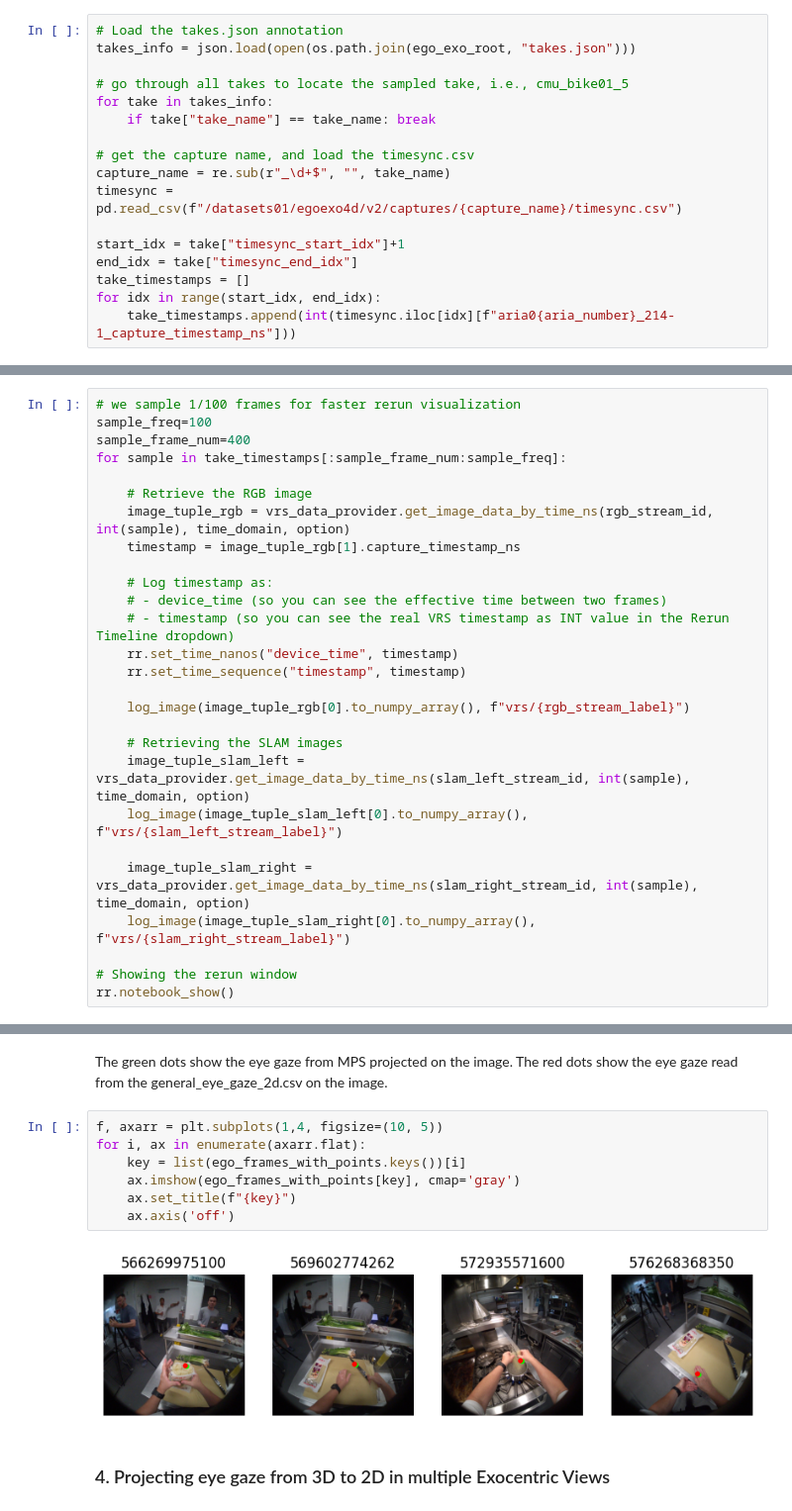
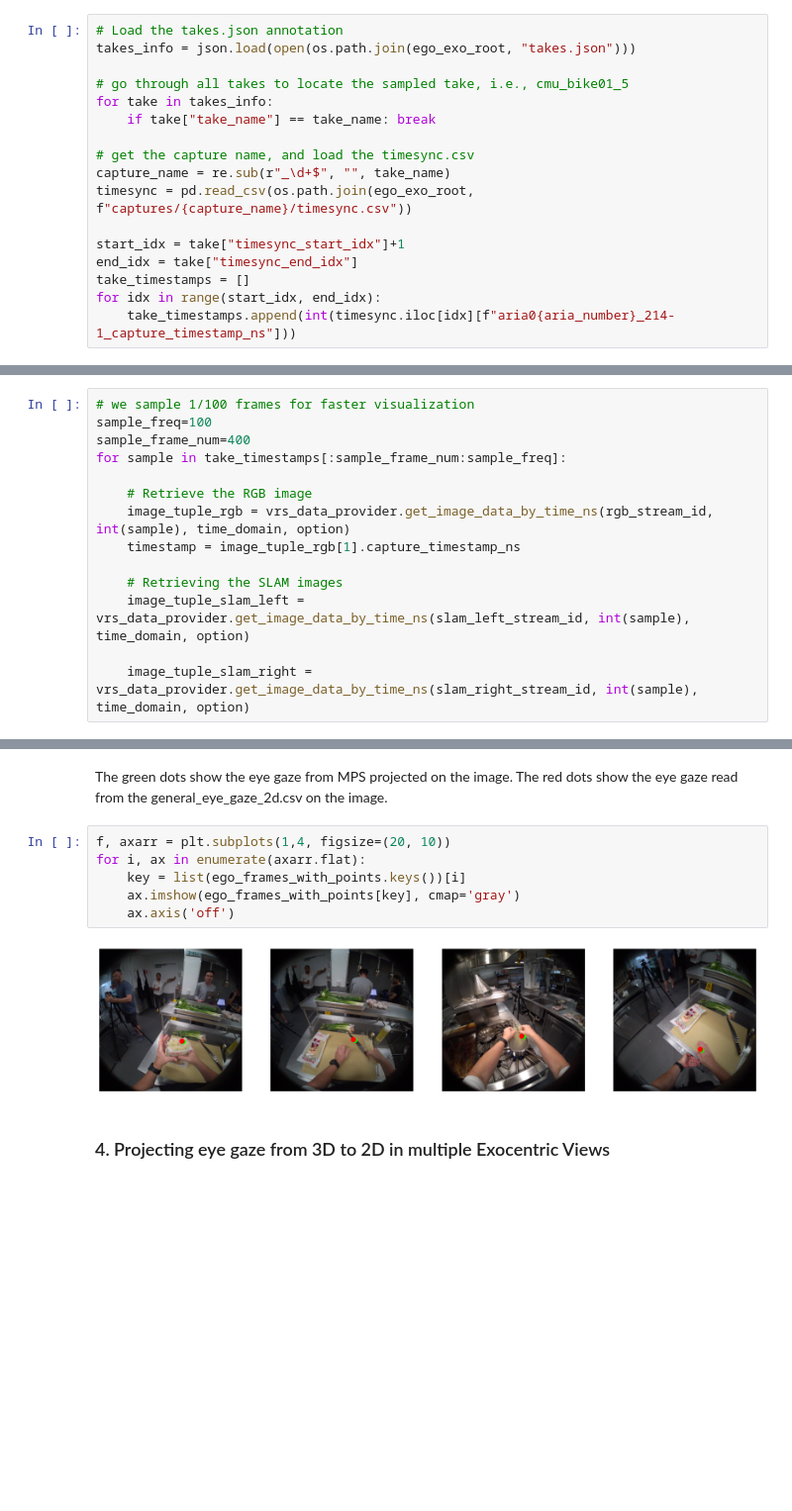
Before and after one commit to facebookresearch/Ego4d, a Jupyter notebook: notebooks/egoexo/tutorials/gaze_tutorial.ipynb, the cells around one changed output, grey strips where cells are left out. Shown at 99% size. Saved outputs shown, nothing was run; the diff lists cells and outputs as text; blank space fills up the shorter version.

```diff
--- a/notebooks/egoexo/tutorials/gaze_tutorial.ipynb
+++ b/notebooks/egoexo/tutorials/gaze_tutorial.ipynb
@@ -231,7 +163,7 @@ for take in takes_info:
 
 # get the capture name, and load the timesync.csv
 capture_name = re.sub(r"_\d+$", "", take_name)
-timesync = pd.read_csv(f"/datasets01/egoexo4d/v2/captures/{capture_name}/timesync.csv")
+timesync = pd.read_csv(os.path.join(ego_exo_root, f"captures/{capture_name}/timesync.csv"))
 
 start_idx = take["timesync_start_idx"]+1
 end_idx = take["timesync_end_idx"]
@@ -243,5 +175,5 @@ Now we can visualize the frames from RGB, SLAM left and right cameras with the t
 # %%
-# we sample 1/100 frames for faster rerun visualization
+# we sample 1/100 frames for faster visualization
 sample_freq=100
 sample_frame_num=400
 for sample in take_timestamps[:sample_frame_num:sample_freq]:
@@ -250,20 +182,7 @@ for sample in take_timestamps[:sample_frame_num:sample_freq]:
     image_tuple_rgb = vrs_data_provider.get_image_data_by_time_ns(rgb_stream_id, int(sample), time_domain, option)
     timestamp = image_tuple_rgb[1].capture_timestamp_ns
 
-    # Log timestamp as:
-    # - device_time (so you can see the effective time between two frames)
-    # - timestamp (so you can see the real VRS timestamp as INT value in the Rerun Timeline dropdown)
-    rr.set_time_nanos("device_time", timestamp)
-    rr.set_time_sequence("timestamp", timestamp)
-
-    log_image(image_tuple_rgb[0].to_numpy_array(), f"vrs/{rgb_stream_label}")
-
     # Retrieving the SLAM images
     image_tuple_slam_left = vrs_data_provider.get_image_data_by_time_ns(slam_left_stream_id, int(sample), time_domain, option)
-    log_image(image_tuple_slam_left[0].to_numpy_array(), f"vrs/{slam_left_stream_label}")
 
     image_tuple_slam_right = vrs_data_provider.get_image_data_by_time_ns(slam_right_stream_id, int(sample), time_domain, option)
-    log_image(image_tuple_slam_right[0].to_numpy_array(), f"vrs/{slam_right_stream_label}")
-
-# Showing the rerun window
-rr.notebook_show()
@@ -380,14 +287,13 @@ for i in list(range(len(take_timestamps)))[:sample_frame_num:sample_freq]:
 # %% [markdown]
 The green dots show the eye gaze from MPS projected on the image. The red dots show the eye gaze read from the general_eye_gaze_2d.csv on the image.
 # %%
-f, axarr = plt.subplots(1,4, figsize=(10, 5))
+f, axarr = plt.subplots(1,4, figsize=(20, 10))
 for i, ax in enumerate(axarr.flat):
     key = list(ego_frames_with_points.keys())[i]
     ax.imshow(ego_frames_with_points[key], cmap='gray')
-    ax.set_title(f"{key}")
     ax.axis('off')
 # %% [output]
-[figure, old version]
+[figure, new version]
 # %% [markdown]
 ### 4. Projecting eye gaze from 3D to 2D in multiple Exocentric Views
 # %% [markdown]
```
Also changed, not shown: parts of 28 cells of this notebook.
